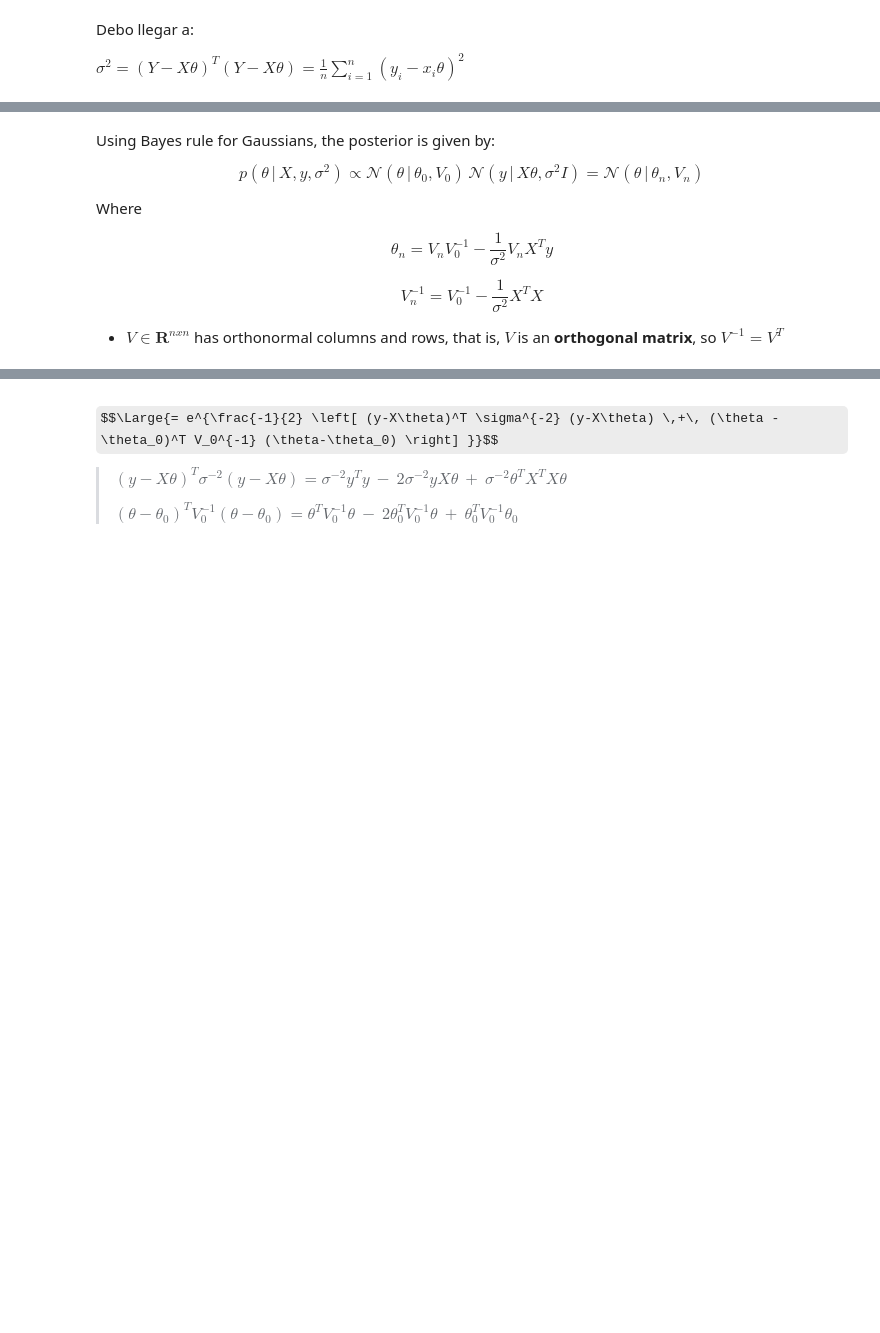
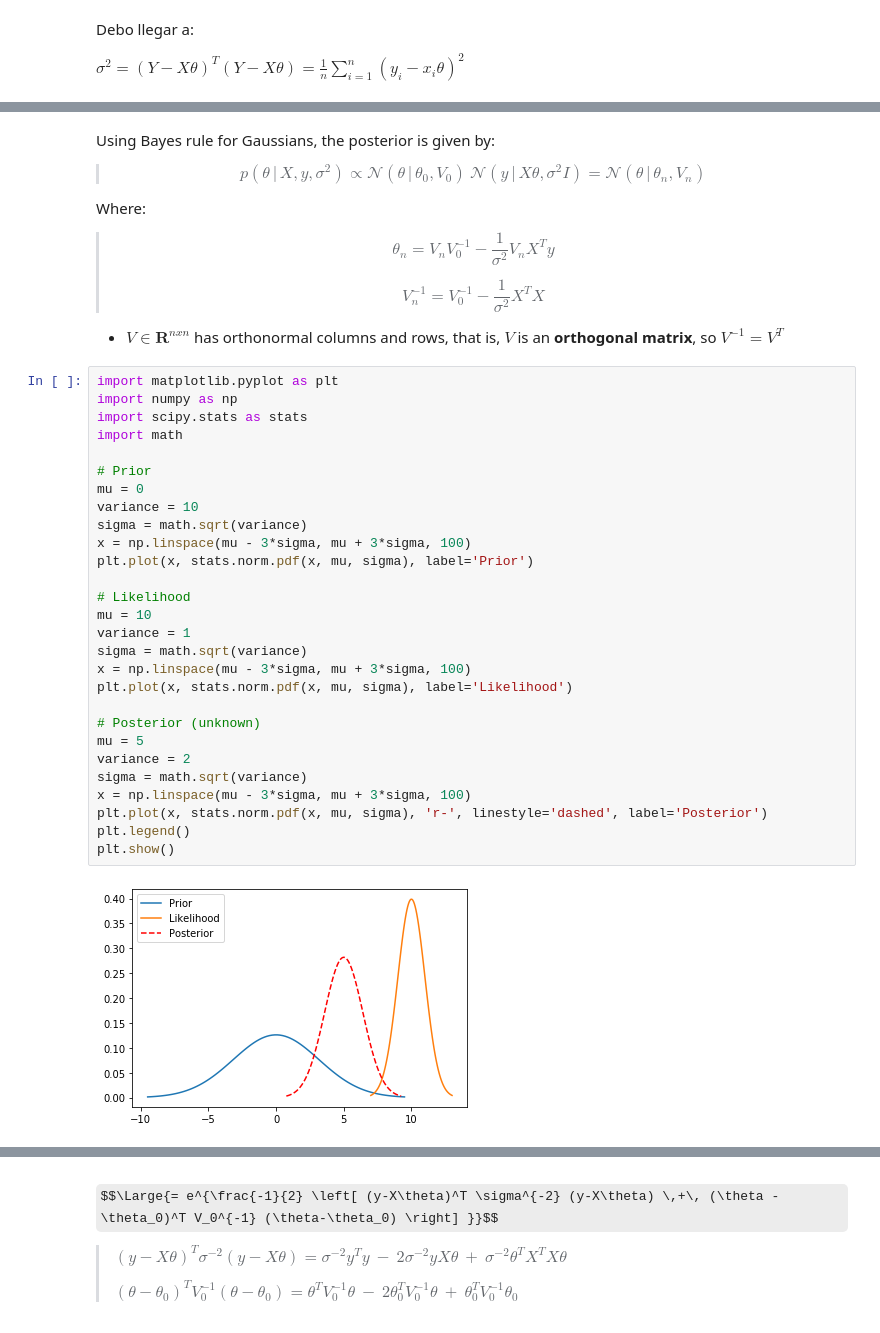
Before and after one commit to LecJackS/CPSC-540-Nando-de-Freitas, a Jupyter notebook: Homework 1.ipynb, the cells around one changed output, grey strips where cells are left out. Saved outputs shown, nothing was run; the diff lists cells and outputs as text; some formulas as TeX source; blank space fills up the shorter version.

```diff
--- a/Homework 1.ipynb
+++ b/Homework 1.ipynb
@@ -682,13 +682,43 @@ $\sigma^2 = (Y-X\theta)^T (Y-X\theta) = \frac{1}{n} \sum_{i=1}^n (y_i - x_i\thet
 # %% [markdown]
 Using Bayes rule for Gaussians, the posterior is given by:
 
-$$p(\theta \,|\, X,y,\sigma^2) \propto \mathcal{N}(\theta \,|\, \theta_0, V_0) \, \mathcal{N}(y\,|\,X\theta, \sigma^2 I) = \mathcal{N}(\theta \,|\, \theta_n, V_n)$$
+> $$p(\theta \,|\, X,y,\sigma^2) \propto \mathcal{N}(\theta \,|\, \theta_0, V_0) \  \mathcal{N}(y\,|\,X\theta, \sigma^2 I) = \mathcal{N}(\theta \,|\, \theta_n, V_n)$$
 
-Where
+Where:
 
-$$\theta_n = V_nV_0^{-1} -\frac{1}{\sigma^2}V_n X^T y$$
-
-$$V_n^{-1} = V_0^{-1} -\frac{1}{\sigma^2}X^TX$$
+> $$\theta_n = V_nV_0^{-1} -\frac{1}{\sigma^2}V_n X^T y$$
+>
+> $$V_n^{-1} = V_0^{-1} -\frac{1}{\sigma^2}X^TX$$
 
 * $V \in \mathbf{R}^{nxn}$ has orthonormal columns and rows, that is, $V$ is an **orthogonal matrix**, so $V^{-1} = V^T$
+# %%
+import matplotlib.pyplot as plt
+import numpy as np
+import scipy.stats as stats
+import math
+
+# Prior
+mu = 0
+variance = 10
+sigma = math.sqrt(variance)
+x = np.linspace(mu - 3*sigma, mu + 3*sigma, 100)
+plt.plot(x, stats.norm.pdf(x, mu, sigma), label='Prior')
+
+# Likelihood
+mu = 10
+variance = 1
+sigma = math.sqrt(variance)
+x = np.linspace(mu - 3*sigma, mu + 3*sigma, 100)
+plt.plot(x, stats.norm.pdf(x, mu, sigma), label='Likelihood')
+
+# Posterior (unknown)
+mu = 5
+variance = 2
+sigma = math.sqrt(variance)
+x = np.linspace(mu - 3*sigma, mu + 3*sigma, 100)
+plt.plot(x, stats.norm.pdf(x, mu, sigma), 'r-', linestyle='dashed', label='Posterior')
+plt.legend()
+plt.show()
+# %% [output]
+[figure, added]
 # %% [markdown]
```
Also changed, not shown: parts of 16 cells of this notebook.
